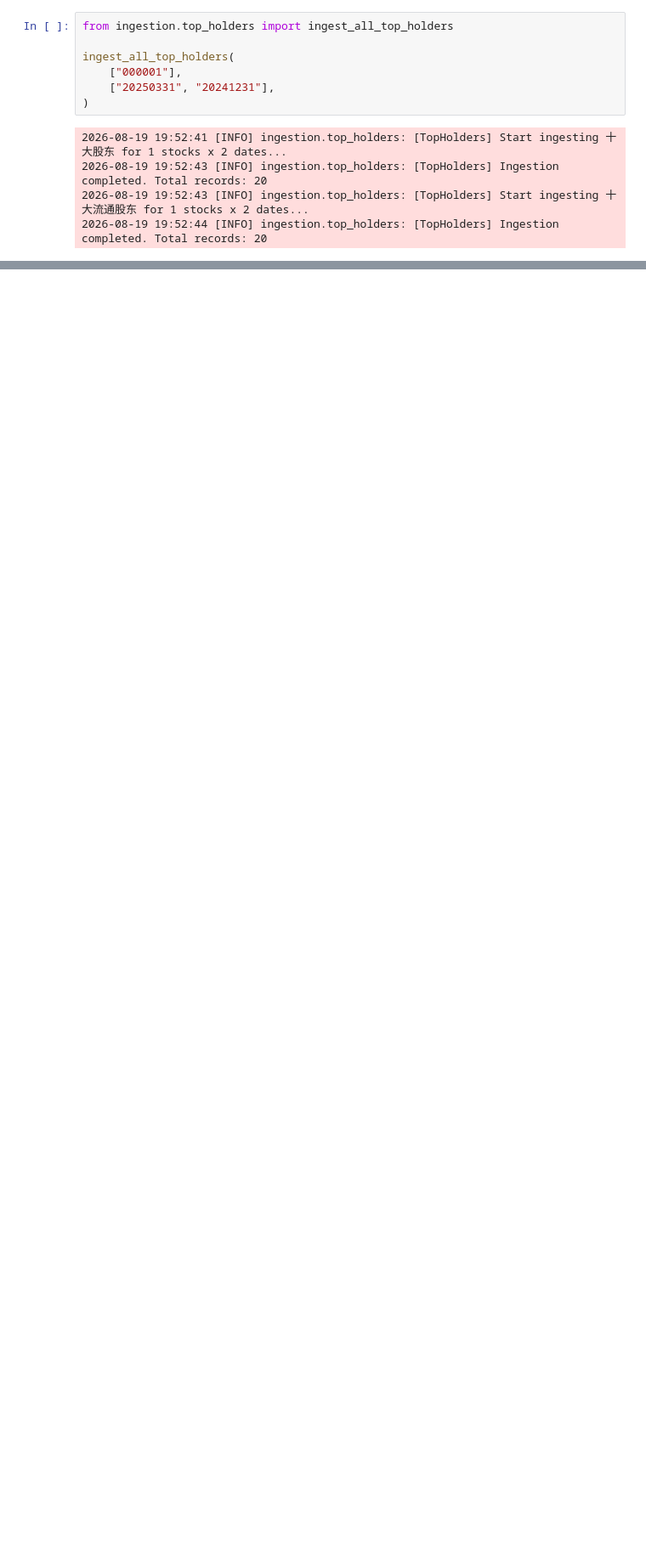
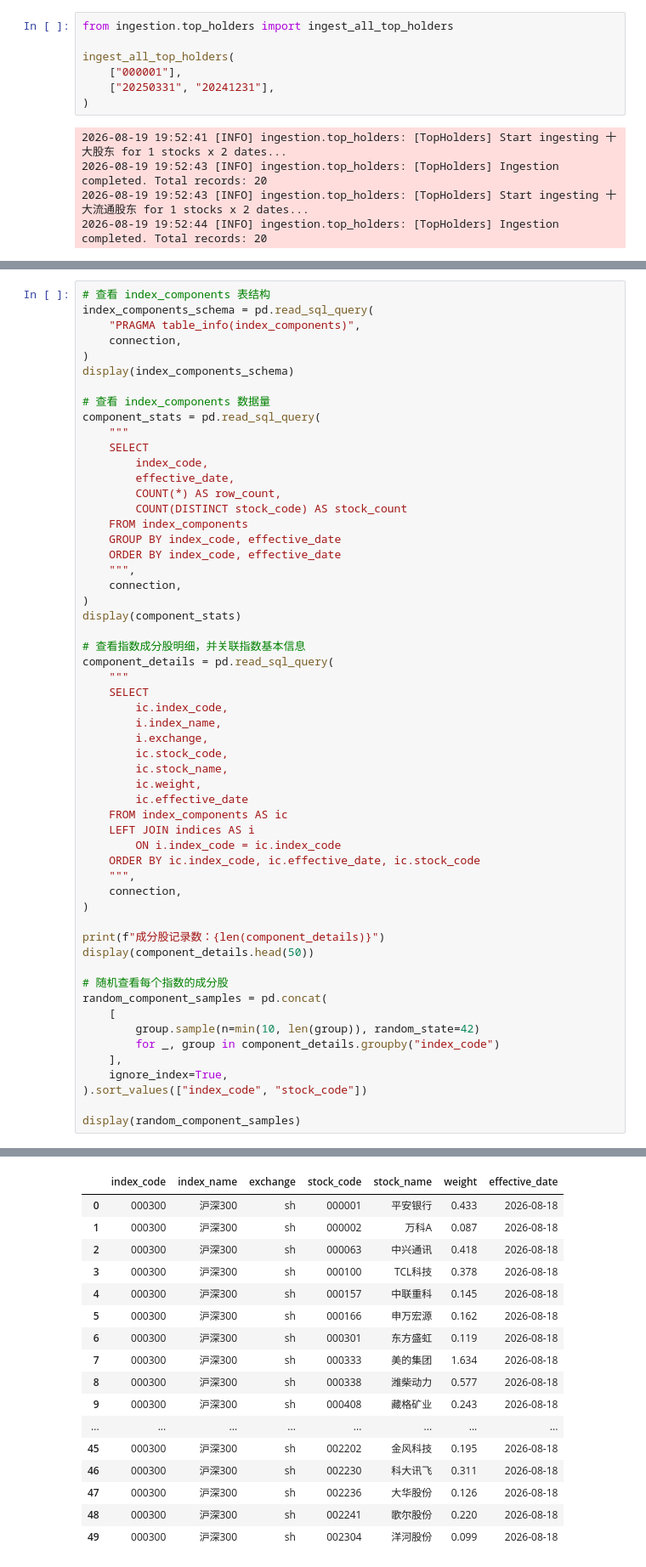
Before and after one commit to tcfh2016/institutional-holding-tracker, a Jupyter notebook: funcs-check.ipynb, the cells around one changed output, grey strips where cells are left out. Shown at 85% size. Cells and saved outputs as stored; diff of their text form; blank space fills up the shorter version.

```diff
--- a/funcs-check.ipynb
+++ b/funcs-check.ipynb
@@ -315,0 +425,57 @@ display(top_holders_50)
+# %%
+# 查看 index_components 表结构
+index_components_schema = pd.read_sql_query(
+    "PRAGMA table_info(index_components)",
+    connection,
+)
+display(index_components_schema)
+
+# 查看 index_components 数据量
+component_stats = pd.read_sql_query(
+    """
+    SELECT
+        index_code,
+        effective_date,
+        COUNT(*) AS row_count,
+        COUNT(DISTINCT stock_code) AS stock_count
+    FROM index_components
+    GROUP BY index_code, effective_date
+    ORDER BY index_code, effective_date
+    """,
+    connection,
+)
+display(component_stats)
+
+# 查看指数成分股明细，并关联指数基本信息
+component_details = pd.read_sql_query(
+    """
+    SELECT
+        ic.index_code,
+        i.index_name,
+        i.exchange,
+        ic.stock_code,
+        ic.stock_name,
+        ic.weight,
+        ic.effective_date
+    FROM index_components AS ic
+    LEFT JOIN indices AS i
+        ON i.index_code = ic.index_code
+    ORDER BY ic.index_code, ic.effective_date, ic.stock_code
+    """,
+    connection,
+)
+
+print(f"成分股记录数：{len(component_details)}")
+display(component_details.head(50))
+
+# 随机查看每个指数的成分股
+random_component_samples = pd.concat(
+    [
+        group.sample(n=min(10, len(group)), random_state=42)
+        for _, group in component_details.groupby("index_code")
+    ],
+    ignore_index=True,
+).sort_values(["index_code", "stock_code"])
+
+display(random_component_samples)
+# %% [output]
@@ -315,0 +496,17 @@ display(top_holders_50)
+|  | index_code | index_name | exchange | stock_code | stock_name | weight | effective_date |
+| 0 | 000300 | 沪深300 | sh | 000001 | 平安银行 | 0.433 | 2026-08-18 |
+| 1 | 000300 | 沪深300 | sh | 000002 | 万科A | 0.087 | 2026-08-18 |
+| 2 | 000300 | 沪深300 | sh | 000063 | 中兴通讯 | 0.418 | 2026-08-18 |
+| 3 | 000300 | 沪深300 | sh | 000100 | TCL科技 | 0.378 | 2026-08-18 |
+| 4 | 000300 | 沪深300 | sh | 000157 | 中联重科 | 0.145 | 2026-08-18 |
+| 5 | 000300 | 沪深300 | sh | 000166 | 申万宏源 | 0.162 | 2026-08-18 |
+| 6 | 000300 | 沪深300 | sh | 000301 | 东方盛虹 | 0.119 | 2026-08-18 |
+| 7 | 000300 | 沪深300 | sh | 000333 | 美的集团 | 1.634 | 2026-08-18 |
+| 8 | 000300 | 沪深300 | sh | 000338 | 潍柴动力 | 0.577 | 2026-08-18 |
+| 9 | 000300 | 沪深300 | sh | 000408 | 藏格矿业 | 0.243 | 2026-08-18 |
+| ... | ... | ... | ... | ... | ... | ... | ... |
+| 45 | 000300 | 沪深300 | sh | 002202 | 金风科技 | 0.195 | 2026-08-18 |
+| 46 | 000300 | 沪深300 | sh | 002230 | 科大讯飞 | 0.311 | 2026-08-18 |
+| 47 | 000300 | 沪深300 | sh | 002236 | 大华股份 | 0.126 | 2026-08-18 |
+| 48 | 000300 | 沪深300 | sh | 002241 | 歌尔股份 | 0.220 | 2026-08-18 |
+| 49 | 000300 | 沪深300 | sh | 002304 | 洋河股份 | 0.099 | 2026-08-18 |
```
Also changed, not shown: parts of 12 cells of this notebook, 6 other files.
